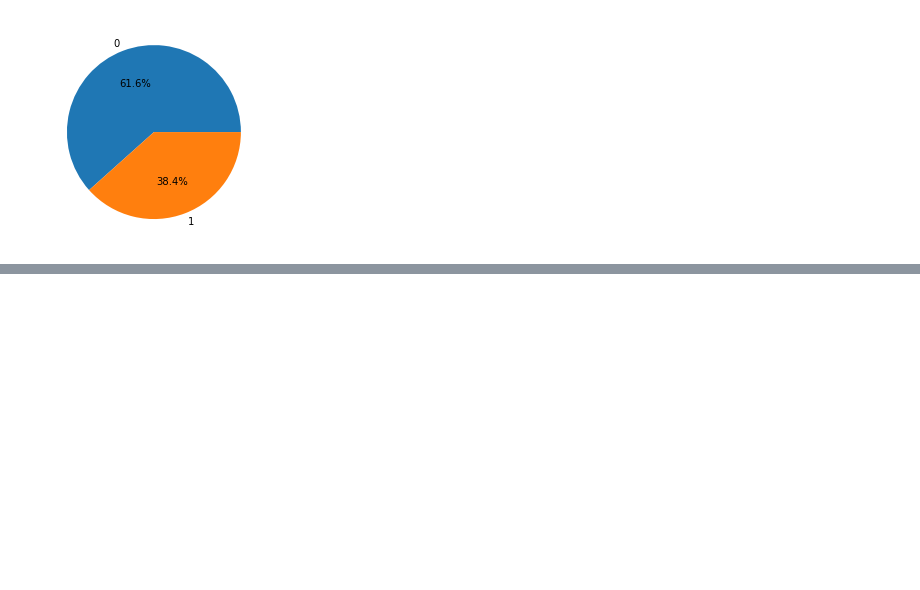
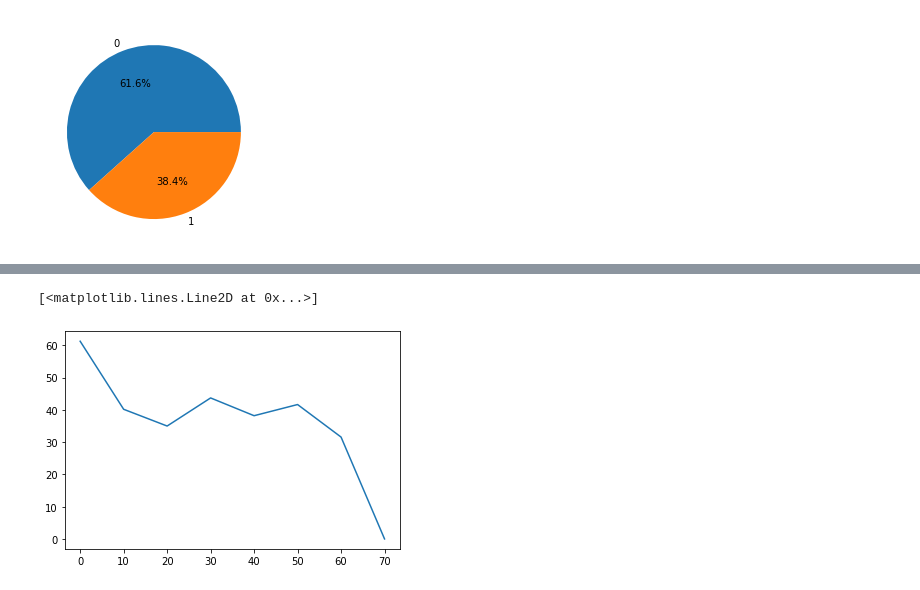
Before and after one commit to DaKu00/titanic_kaggle, a Jupyter notebook: Titanic.ipynb, the cells around one changed output, grey strips where cells are left out. Saved outputs shown, nothing was run; the diff lists cells and outputs as text; code cells hidden in the pictures; blank space fills up the shorter version.

```diff
--- a/Titanic.ipynb
+++ b/Titanic.ipynb
@@ -45,0 +47,22 @@ plt.bar(['male', 'female'], [total_m, total_f])
+# %%
+df = file[file['Age'].notnull()]
+age_df = df[['Survived', 'Age']]
+
+x = []
+y = []
+
+c = 0
+c2 = 0
+for i in range(8):
+    c += 10
+#     print(c, c2)
+    total = len(age_df[(age_df['Age'] < c) & (age_df['Age'] >= c2)]['Survived'].tolist())
+    survived = age_df[(age_df['Age'] < c) & (age_df['Age'] >= c2)]['Survived'].tolist().count(1)
+    x.append(survived / total * 100)
+    y.append(c2)
+    c2 = c
+
+plt.plot(y, x)
+# %% [output]
+[<matplotlib.lines.Line2D at 0x...>]
+[figure, added]
```
Also changed, not shown: parts of 5 cells of this notebook.
